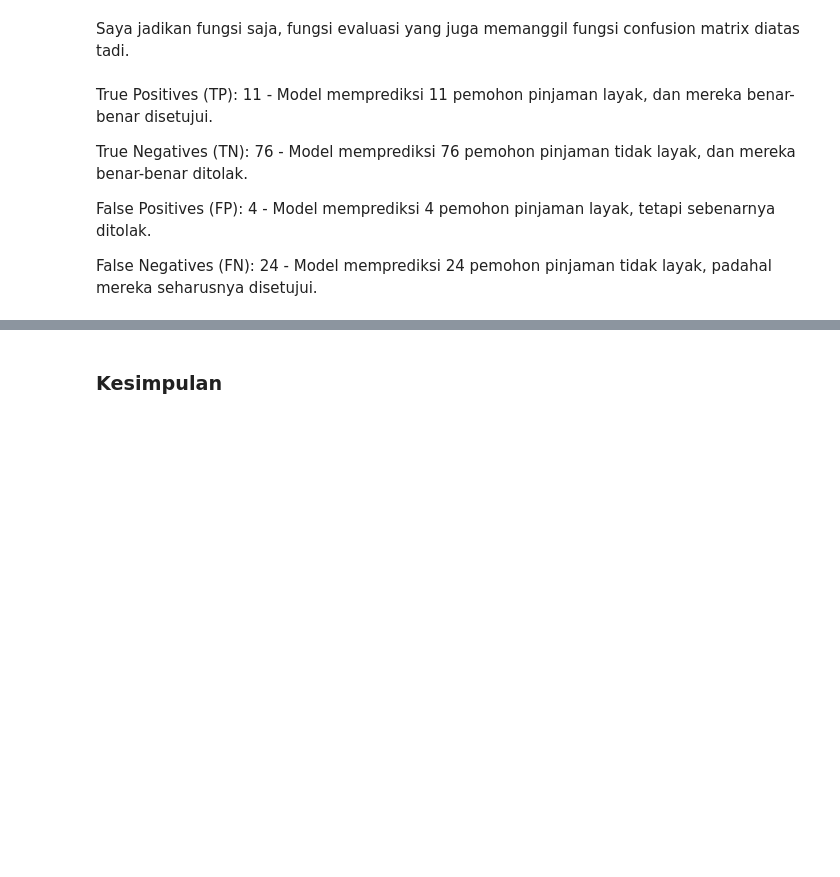
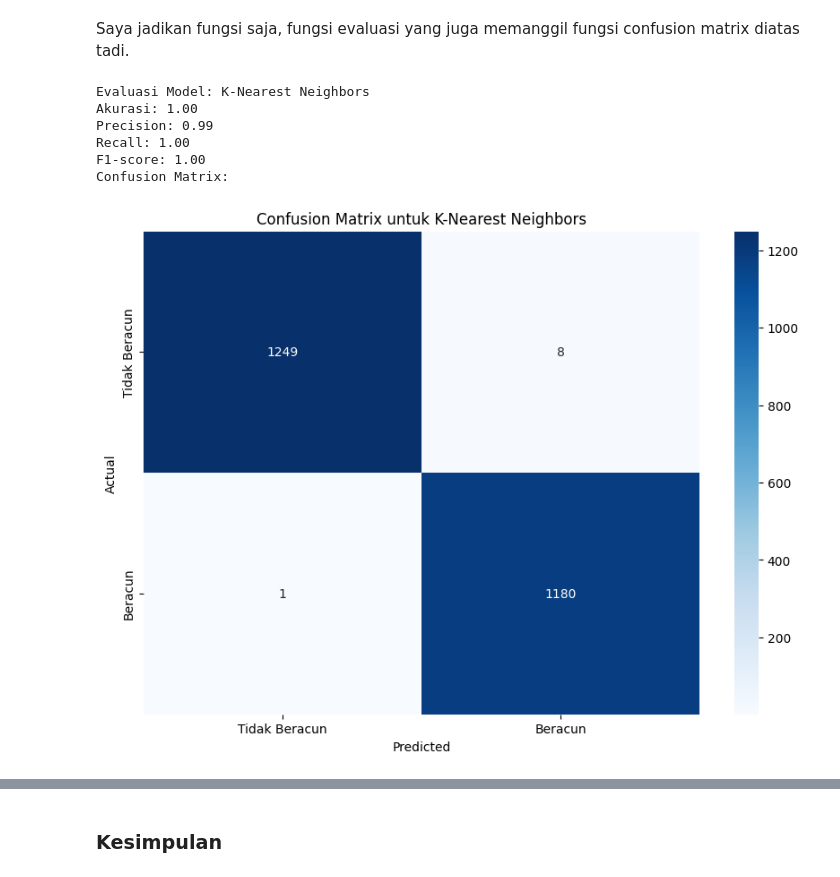
Before and after one commit to izamrosiawan/ss-code-semester-3, a Jupyter notebook: infrastruktur-dan-platform-untuk-sains-data/minggu-7/posttest/post test.ipynb, the cells around one changed output, grey strips where cells are left out. Drawn from its saved outputs; the diff is of its cells as text; code cells hidden in the pictures; blank space fills up the shorter version.

```diff
--- a/infrastruktur-dan-platform-untuk-sains-data/minggu-7/posttest/post test.ipynb
+++ b/infrastruktur-dan-platform-untuk-sains-data/minggu-7/posttest/post test.ipynb
@@ -326,8 +350,8 @@ def plot_confusion_matrix(y_true, y_pred, model_name):
 
     plt.figure(figsize=(10, 7))
     sns.heatmap(cm, annot=True, fmt='d', cmap='Blues',
-                xticklabels=['Rejected', 'Approved'],
-                yticklabels=['Rejected', 'Approved'])
+                xticklabels=['Tidak Beracun', 'Beracun'],
+                yticklabels=['Tidak Beracun', 'Beracun'])
     plt.xlabel('Predicted')
     plt.ylabel('Actual')
     plt.title(f'Confusion Matrix untuk {model_name}')
@@ -341,6 +358,0 @@ keterangan: yang KNN, Naive Bayes, & SVM ada di bawahnya Logistic Regression, De
-# %%
-from sklearn.linear_model import LogisticRegression
-
-# Membuat dan melatih model Logistic Regression
-log_model = LogisticRegression()
-log_model.fit(X_train, y_train)
@@ -373,6 +358,0 @@ Model memprediksi 21 pemohon pinjaman tidak layak, padahal mereka seharusnya dis
-# %%
-from sklearn.tree import DecisionTreeClassifier
-
-# Membuat dan melatih model Decision Tree
-dt_model = DecisionTreeClassifier()
-dt_model.fit(X_train, y_train)
@@ -403,6 +358,0 @@ Model memprediksi 15 pemohon pinjaman tidak layak, padahal mereka seharusnya dis
-# %%
-from sklearn.ensemble import RandomForestClassifier
-
-# Membuat dan melatih model Random Forest
-rf_model = RandomForestClassifier()
-rf_model.fit(X_train, y_train)
@@ -465,17 +384,17 @@ def evaluate_model(model, model_name):
     print("\n")
 # %%
 # 1. Model K-Nearest Neighbors (KNN)
-knn_model = KNeighborsClassifier(n_neighbors=5)
+knn_model = KNeighborsClassifier(n_neighbors=3)
 knn_model.fit(X_train, y_train)
 evaluate_model(knn_model, "K-Nearest Neighbors")
+# %% [output]
+Evaluasi Model: K-Nearest Neighbors
+Akurasi: 1.00
+Precision: 0.99
+Recall: 1.00
+F1-score: 1.00
+Confusion Matrix:
+[figure, added]
-# %% [markdown]
-True Positives (TP): 11 - Model memprediksi 11 pemohon pinjaman layak, dan mereka benar-benar disetujui.
-
-True Negatives (TN): 76 - Model memprediksi 76 pemohon pinjaman tidak layak, dan mereka benar-benar ditolak.
-
-False Positives (FP): 4 - Model memprediksi 4 pemohon pinjaman layak, tetapi sebenarnya ditolak.
-
-False Negatives (FN): 24 - Model memprediksi 24 pemohon pinjaman tidak layak, padahal mereka seharusnya disetujui.
 # %%
 # 2. Model Naive Bayes
 nb_model = GaussianNB()
```
Also changed, not shown: parts of 30 cells of this notebook, 1 other file.
